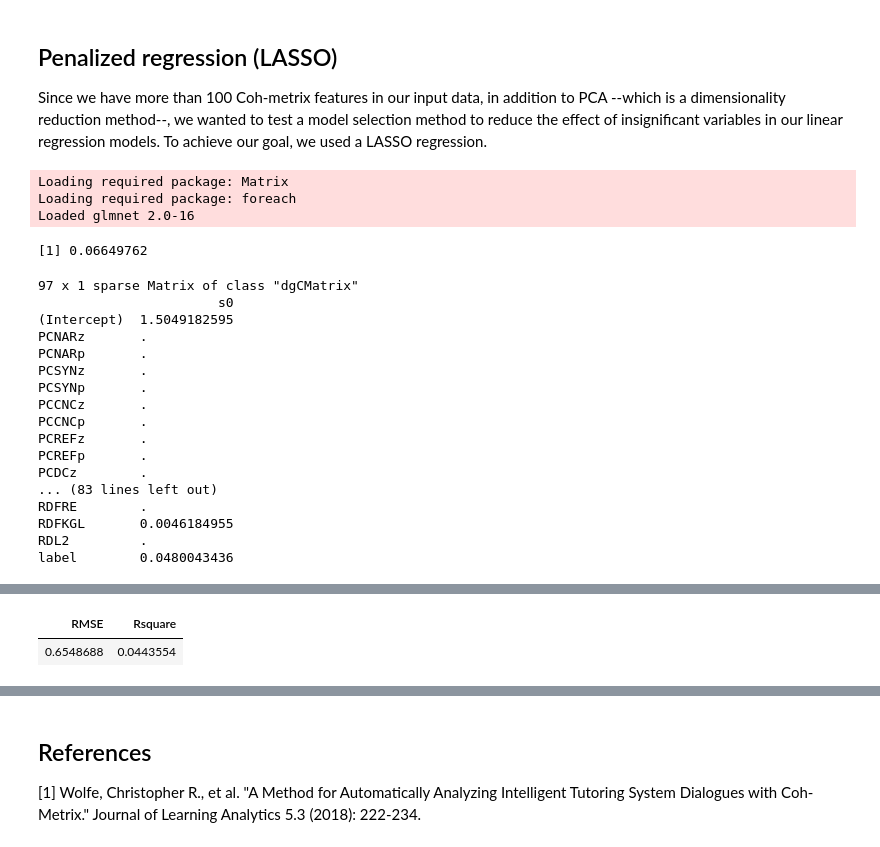
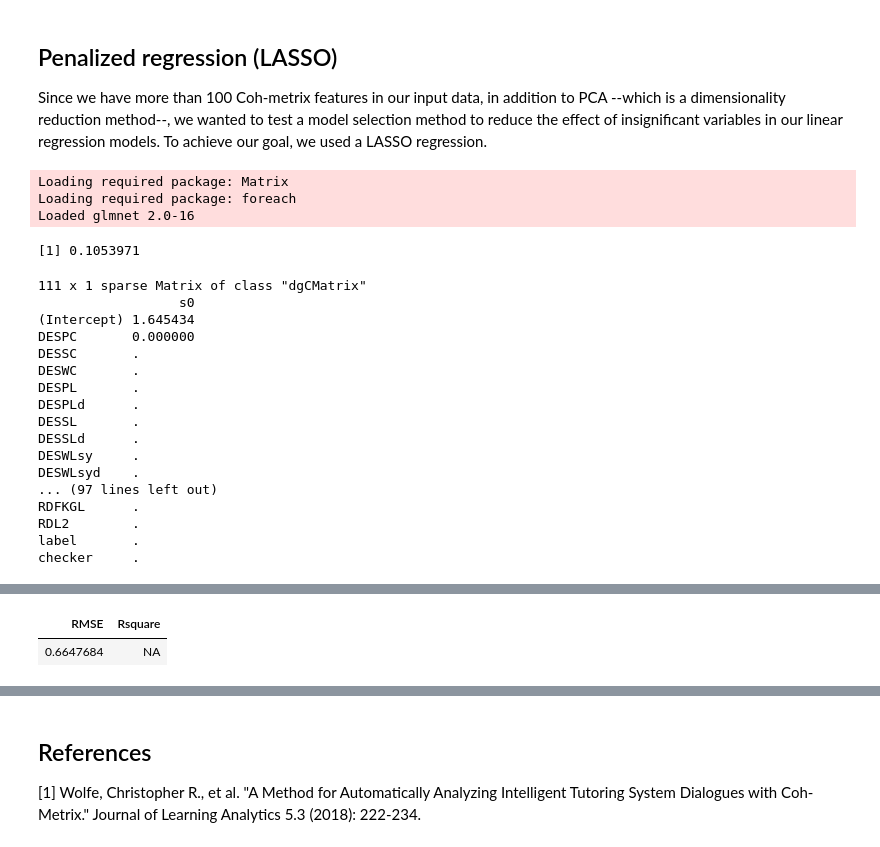
Before and after one commit to phosseini/SBP-BRiMS2019, a Jupyter notebook: regression_analysis.ipynb, the cells around one changed output, grey strips where cells are left out. Cells and saved outputs as stored; diff of their text form; code cells hidden in the pictures.

Commit message:
new analysis in notebook based on fact checking labels and unprocessed documents

```diff
--- a/regression_analysis.ipynb
+++ b/regression_analysis.ipynb
@@ -4,6 +4,8 @@ In this notebook, we include all the regression analysis we did using the output
 # %%
 # reading the excel file which includes all the information
 library("readxl")
-my_data <- read_excel("data/FakeNewsNet/processed/fakenewsnet_full.xlsx")
+# fakenewsnet_full_un.xlsx is the unprepreocessed version
+# fakenewsnet_full.xlsx is the prepreocessed version
+my_data <- read_excel("data/FakeNewsNet/old/processed/fakenewsnet_full_un.xlsx")
 head(my_data)
 # %% [output]
@@ -287,9 +295,9 @@ library(magrittr) # need to run every time you start R and want to use %>%
 # library(dplyr)
 library(glmnet)
 
-drops <- c("X__1", "id")
-descriptive <- c("DESPC", "DESSC", "DESWC", "DESPL", "DESPLd", "DESSL", "DESSLd", "DESWLsy", "DESWLsyd", "DESWLlt", "DESWLltd")
-x_init <- my_data[, !(names(my_data) %in% c(drops, descriptive))]
+drops <- c("X__1", "id", "total_shares")
+# descriptive <- c("DESPC", "DESSC", "DESWC", "DESPL", "DESPLd", "DESSL", "DESSLd", "DESWLsy", "DESWLsyd", "DESWLlt", "DESWLltd")
+x_init <- my_data[, !(names(my_data) %in% c(drops))]
 
 # --------------------------------------
 # split the data into train and test set
@@ -334,21 +342,21 @@ data.frame(
 Loading required package: Matrix
 Loading required package: foreach
 Loaded glmnet 2.0-16
-[1] 0.06649762
+[1] 0.1053971
-97 x 1 sparse Matrix of class "dgCMatrix"
-                       s0
-(Intercept)  1.5049182595
-PCNARz       .
-PCNARp       .
-PCSYNz       .
-PCSYNp       .
-PCCNCz       .
-PCCNCp       .
-PCREFz       .
-PCREFp       .
-PCDCz        .
-... (83 lines left out)
-RDFRE        .
-RDFKGL       0.0046184955
-RDL2         .
-label        0.0480043436
+111 x 1 sparse Matrix of class "dgCMatrix"
+                  s0
+(Intercept) 1.645434
+DESPC       0.000000
+DESSC       .
+DESWC       .
+DESPL       .
+DESPLd      .
+DESSL       .
+DESSLd      .
+DESWLsy     .
+DESWLsyd    .
+... (97 lines left out)
+RDFKGL      .
+RDL2        .
+label       .
+checker     .
@@ -355,2 +365,2 @@ label        0.0480043436
 | RMSE | Rsquare |
-| 0.6548688 | 0.0443554 |
+| 0.6647684 | NA |
```
Also changed, not shown: parts of 10 cells of this notebook, 2 other files.
